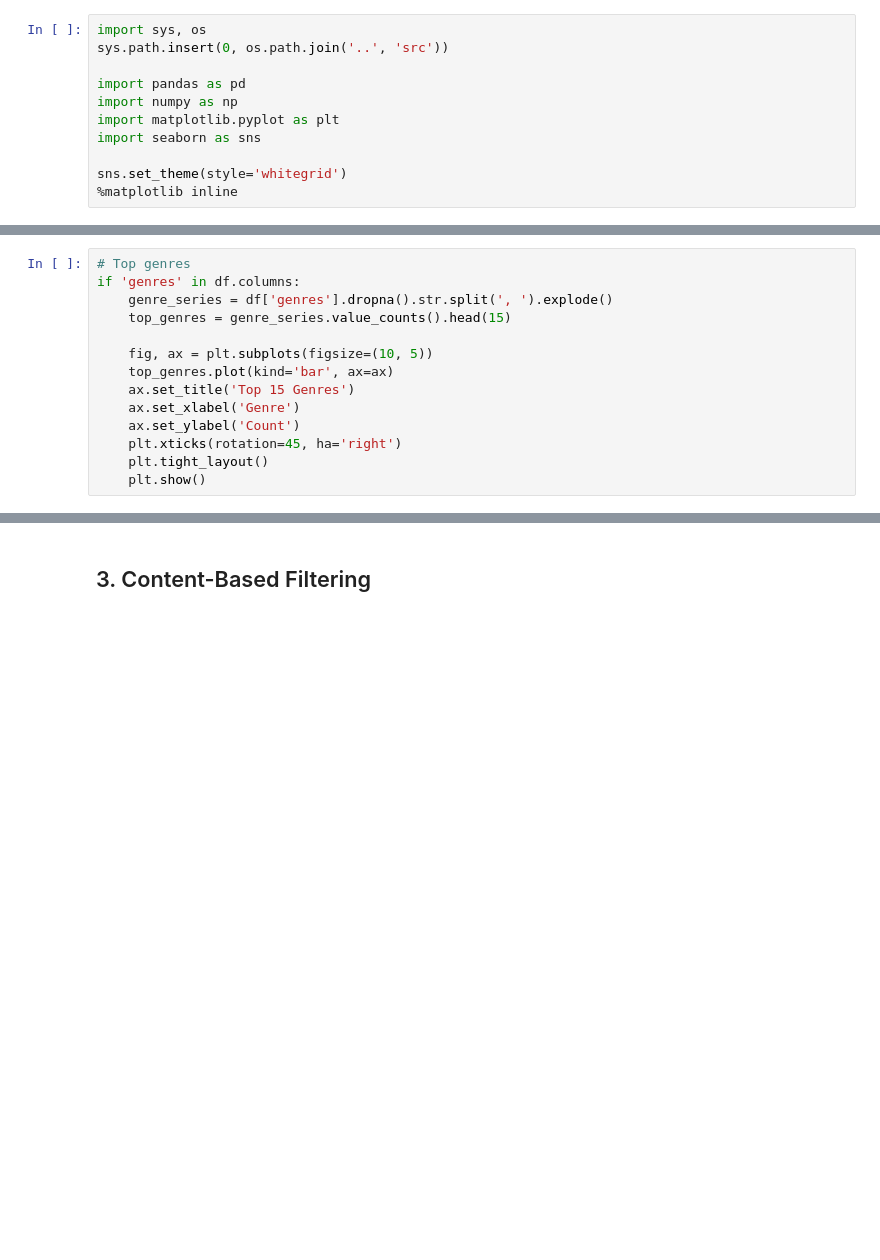
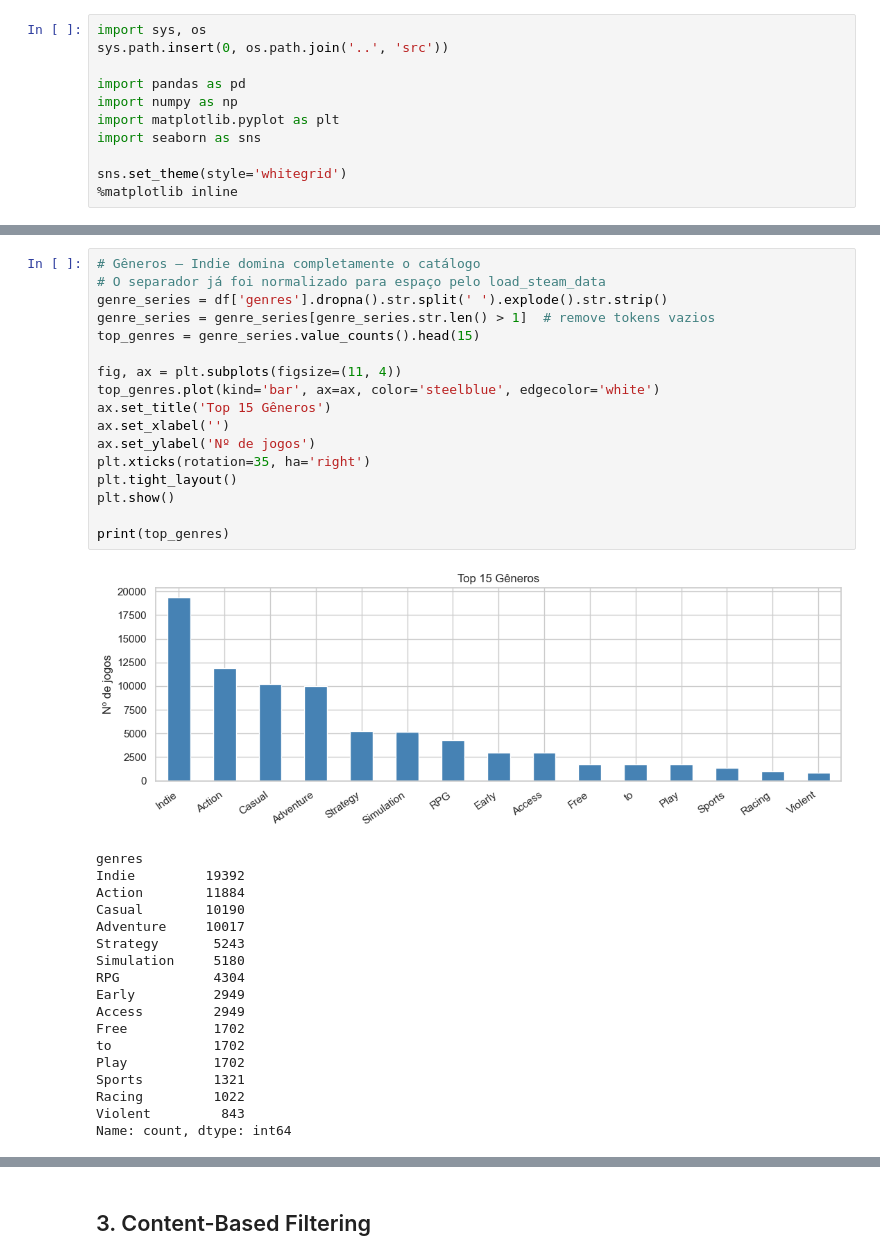
Before and after one commit to MateusLOS/game-recommender-ml, a Jupyter notebook: notebooks/analysis.ipynb, the cells around one changed output, grey strips where cells are left out. Cells and saved outputs as stored; diff of their text form; blank space fills up the shorter version.

```diff
--- a/notebooks/analysis.ipynb
+++ b/notebooks/analysis.ipynb
@@ -67,14 +96,36 @@ if 'rating' in df.columns:
 # %%
-# Top genres
-if 'genres' in df.columns:
-    genre_series = df['genres'].dropna().str.split(', ').explode()
-    top_genres = genre_series.value_counts().head(15)
+# Gêneros — Indie domina completamente o catálogo
+# O separador já foi normalizado para espaço pelo load_steam_data
+genre_series = df['genres'].dropna().str.split(' ').explode().str.strip()
+genre_series = genre_series[genre_series.str.len() > 1]  # remove tokens vazios
+top_genres = genre_series.value_counts().head(15)
 
-    fig, ax = plt.subplots(figsize=(10, 5))
-    top_genres.plot(kind='bar', ax=ax)
-    ax.set_title('Top 15 Genres')
-    ax.set_xlabel('Genre')
-    ax.set_ylabel('Count')
-    plt.xticks(rotation=45, ha='right')
-    plt.tight_layout()
-    plt.show()
+fig, ax = plt.subplots(figsize=(11, 4))
+top_genres.plot(kind='bar', ax=ax, color='steelblue', edgecolor='white')
+ax.set_title('Top 15 Gêneros')
+ax.set_xlabel('')
+ax.set_ylabel('Nº de jogos')
+plt.xticks(rotation=35, ha='right')
+plt.tight_layout()
+plt.show()
+
+print(top_genres)
+# %% [output]
+[figure, added]
+genres
+Indie         19392
+Action        11884
+Casual        10190
+Adventure     10017
+Strategy       5243
+Simulation     5180
+RPG            4304
+Early          2949
+Access         2949
+Free           1702
+to             1702
+Play           1702
+Sports         1321
+Racing         1022
+Violent         843
+Name: count, dtype: int64
```
Also changed, not shown: parts of 30 cells of this notebook.
